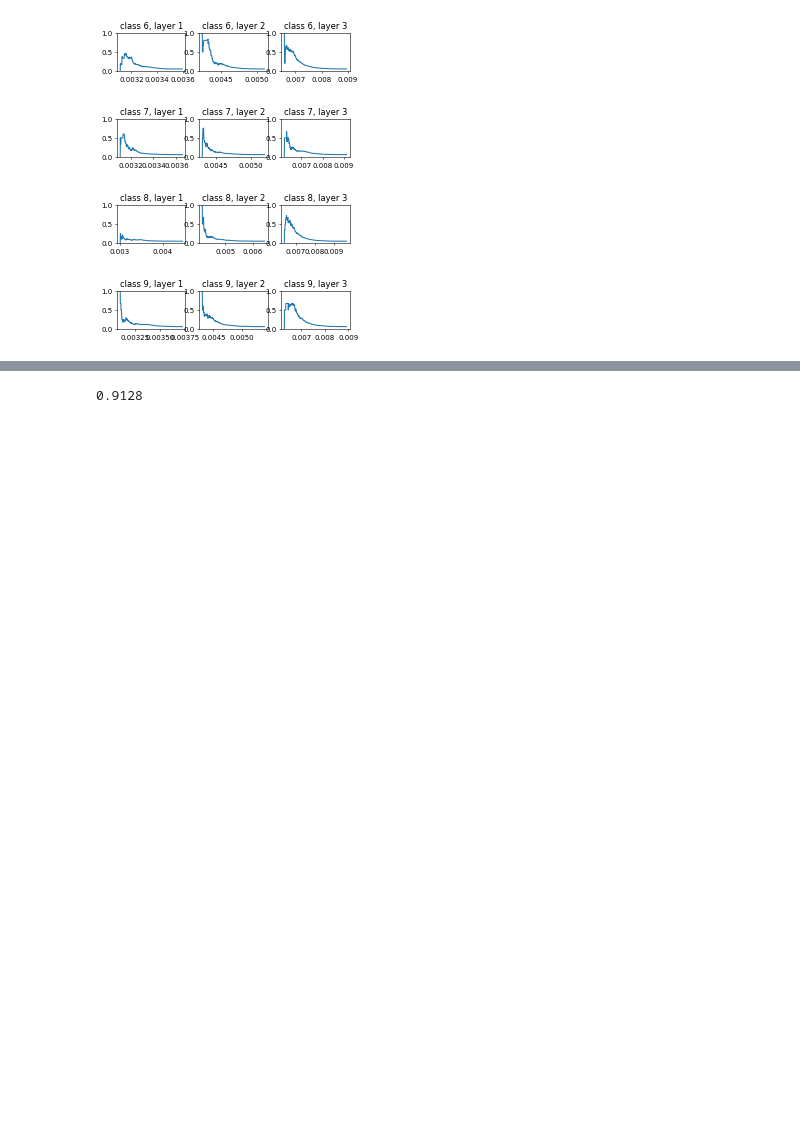
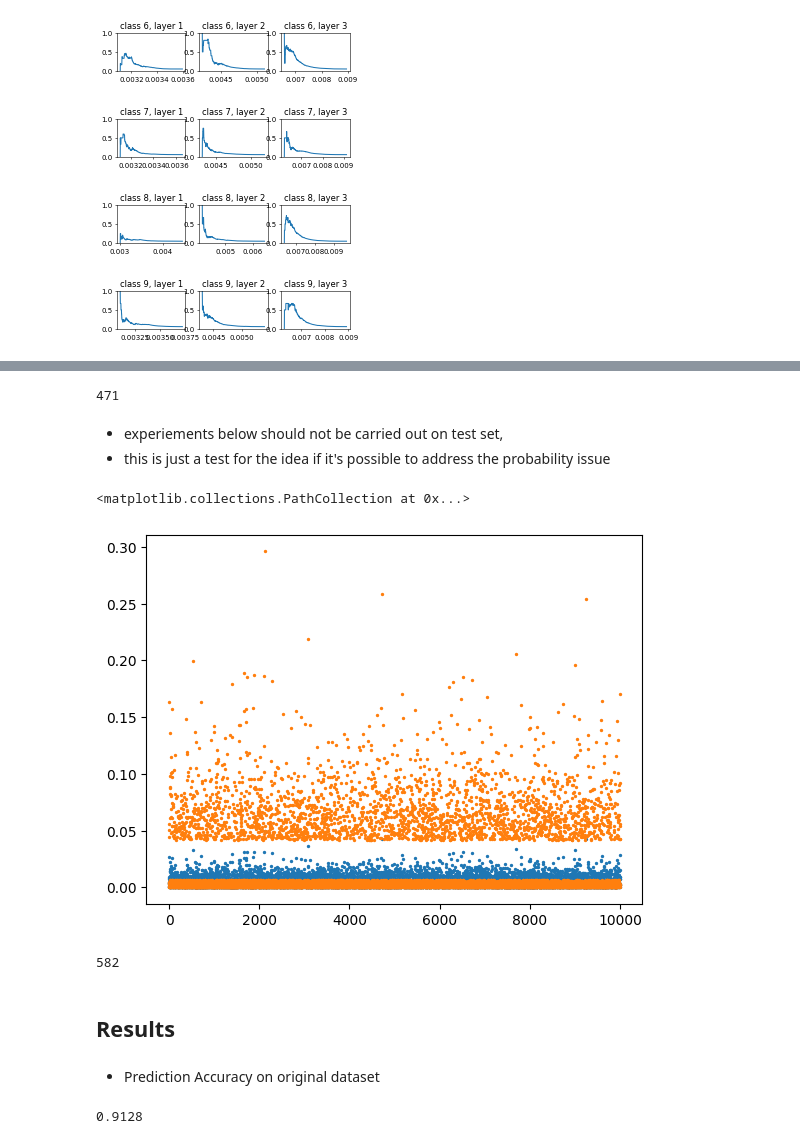
Before and after one commit to ZhenglinPan/ShallowJudge, a Jupyter notebook: src/resnet18.ipynb, the cells around one changed output, grey strips where cells are left out. Saved outputs shown, nothing was run; the diff lists cells and outputs as text; code cells hidden in the pictures; blank space fills up the shorter version.

```diff
--- a/src/resnet18.ipynb
+++ b/src/resnet18.ipynb
@@ -391,6 +401,7 @@ def get_bayes_from_sim_dict(sim_bayes_dict, layer, state, sim):
     return sim_bayes_dict[layer][state][key]
 # %%
 tricky_idx_test = []
+prob_ls = []
 for i in tqdm(range(len(test_ds))):
     sims = sims_ls_test[i]
     trace = trace_ls_test[i]
@@ -400,10 +411,42 @@ for i in tqdm(range(len(test_ds))):
         probs.append(bayes_prob)
 
     prob = np.prod(probs)   # take multiplication of all data as final probability
+    prob_ls.append(prob)
 
     # roll god's dice
     dice = random.random()
     if(dice < prob * 10): tricky_idx_test.append(i)
+len(tricky_idx_test)
+# %% [output]
+471
+# %% [markdown]
+- experiements below should not be carried out on test set,
+- this is just a test for the idea if it's possible to address the probability issue
+# %%
+probs = np.array(prob_ls)
+
+plt.scatter([_ for _ in range(len(probs))], probs, s=2)
+
+Q3 = np.quantile(prob_ls, 0.75)
+for i in range(len(probs)):
+    probs[i] *= 6 if(probs[i]) > Q3 else 1
+plt.scatter([_ for _ in range(len(probs))], probs, s=2)
+# %% [output]
+<matplotlib.collections.PathCollection at 0x...>
+[figure, added]
+# %%
+# roll god's dice
+tricky_idx_test = []
+for i in range(len(probs)):
+    dice = random.random()
+    if(dice < probs[i] * 3): tricky_idx_test.append(i)
+len(tricky_idx_test)
+# %% [output]
+582
+# %% [markdown]
+## Results
+# %% [markdown]
+- Prediction Accuracy on original dataset
 # %%
 acc_ls = []
 with tqdm(test_loader, unit="batch") as tepoch:
```
Also changed, not shown: parts of 9 cells of this notebook.
